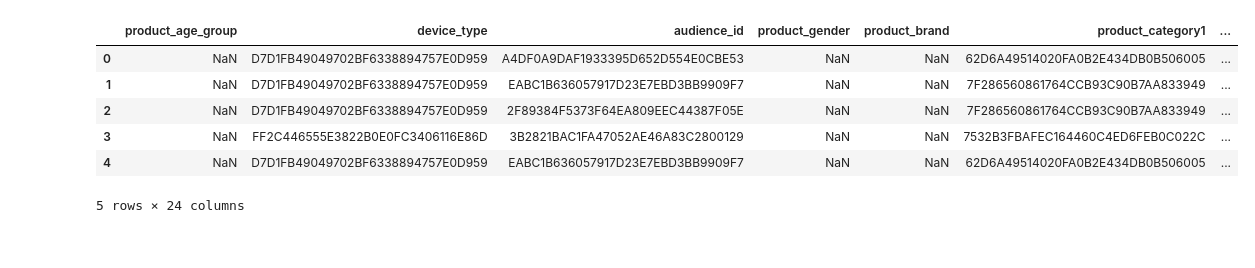
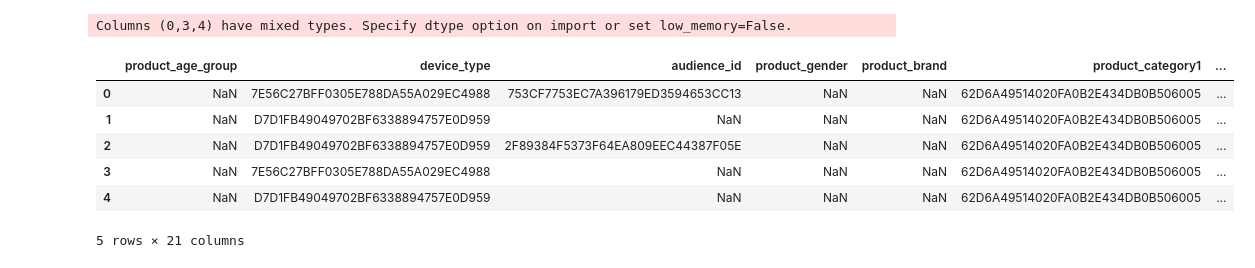
Before and after one commit to columbia/cookiemonster, a Jupyter notebook: notebooks/criteo_analysis.ipynb, the cells around one changed output. Saved outputs shown, nothing was run; the diff lists cells and outputs as text; code cells hidden in the pictures.

Commit message:
add evaluation and util changes for criteo runs (#20)
* add evaluation and util changes for criteo runs

* write down evaluation plan

* large run

* upload pngs

* tmp

* fixes after conversation

```diff
--- a/notebooks/criteo_analysis.ipynb
+++ b/notebooks/criteo_analysis.ipynb
@@ -27,11 +31,12 @@ for destination in df.groupby(['destination']).destination.unique():
 # %%
-df = pd.read_csv('../data/criteo/criteo_query_pool_conversions.csv')
-df.head()
+conversions = pd.read_csv("../data/criteo/criteo_query_pool_conversions.csv")
+conversions.head()
 # %% [output]
+Columns (0,3,4) have mixed types. Specify dtype option on import or set low_memory=False.
 |  | product_age_group | device_type | audience_id | product_gender | product_brand | product_category1 | ... |
-| 0 | NaN | D7D1FB49049702BF6338894757E0D959 | A4DF0A9DAF1933395D652D554E0CBE53 | NaN | NaN | 62D6A49514020FA0B2E434DB0B506005 | ... |
-| 1 | NaN | D7D1FB49049702BF6338894757E0D959 | EABC1B636057917D23E7EBD3BB9909F7 | NaN | NaN | 7F286560861764CCB93C90B7AA833949 | ... |
-| 2 | NaN | D7D1FB49049702BF6338894757E0D959 | 2F89384F5373F64EA809EEC44387F05E | NaN | NaN | 7F286560861764CCB93C90B7AA833949 | ... |
-| 3 | NaN | FF2C446555E3822B0E0FC3406116E86D | 3B2821BAC1FA47052AE46A83C2800129 | NaN | NaN | 7532B3FBAFEC164460C4ED6FEB0C022C | ... |
-| 4 | NaN | D7D1FB49049702BF6338894757E0D959 | EABC1B636057917D23E7EBD3BB9909F7 | NaN | NaN | 62D6A49514020FA0B2E434DB0B506005 | ... |
+| 0 | NaN | 7E56C27BFF0305E788DA55A029EC4988 | 753CF7753EC7A396179ED3594653CC13 | NaN | NaN | 62D6A49514020FA0B2E434DB0B506005 | ... |
+| 1 | NaN | D7D1FB49049702BF6338894757E0D959 | NaN | NaN | NaN | 62D6A49514020FA0B2E434DB0B506005 | ... |
+| 2 | NaN | D7D1FB49049702BF6338894757E0D959 | 2F89384F5373F64EA809EEC44387F05E | NaN | NaN | 62D6A49514020FA0B2E434DB0B506005 | ... |
+| 3 | NaN | 7E56C27BFF0305E788DA55A029EC4988 | NaN | NaN | NaN | 62D6A49514020FA0B2E434DB0B506005 | ... |
+| 4 | NaN | D7D1FB49049702BF6338894757E0D959 | NaN | NaN | NaN | 62D6A49514020FA0B2E434DB0B506005 | ... |
-5 rows × 24 columns
+5 rows × 21 columns
```
Also changed, not shown: parts of 11 cells of this notebook, 22 other files.
